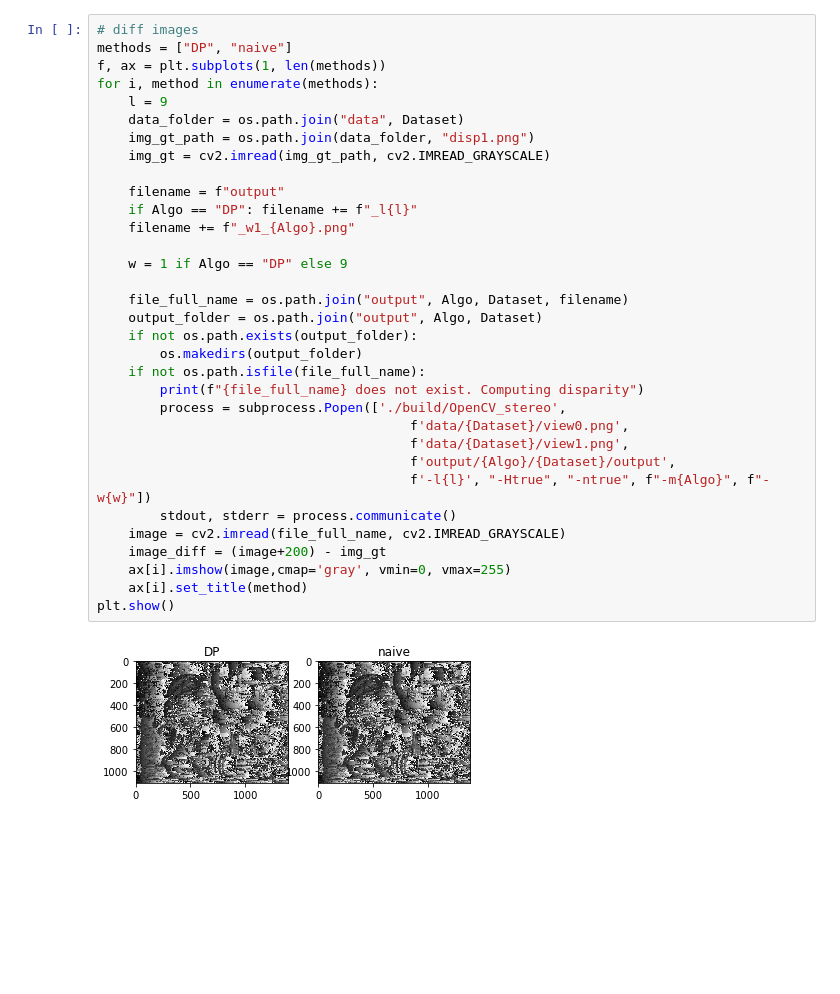
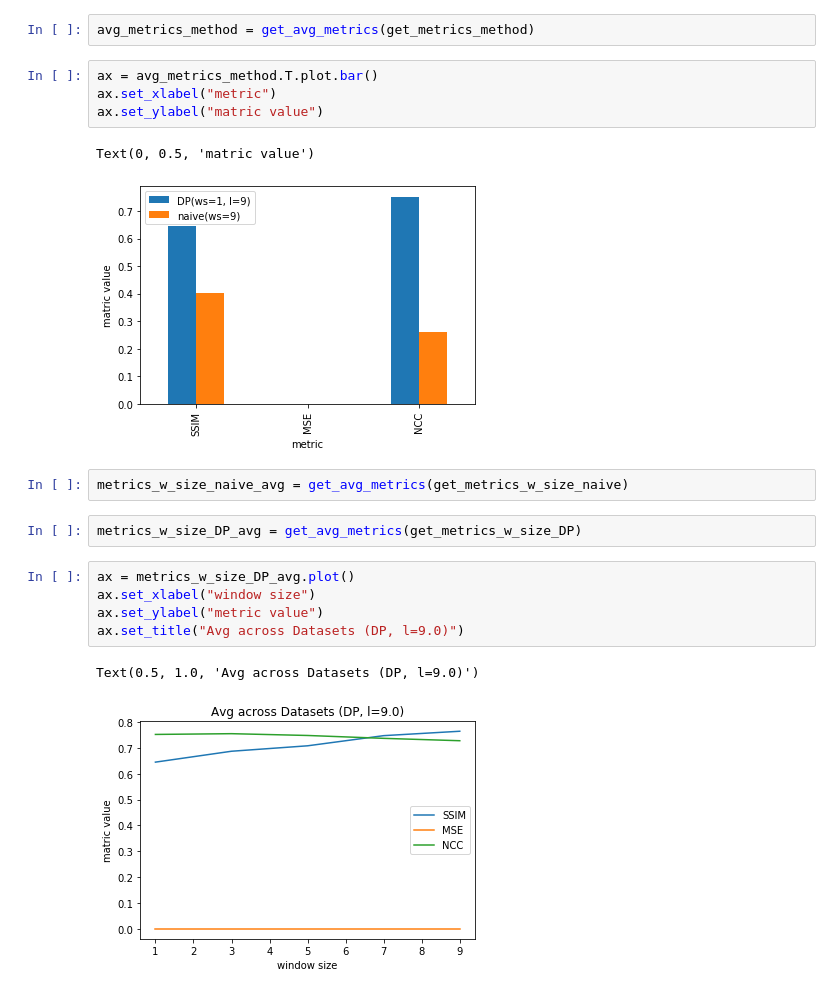
Before and after one commit to sevahul/sens-fusion-2022, a Jupyter notebook: analisys.ipynb, the cells around one changed output. Cells and saved outputs as stored; diff of their text form; blank space fills up the shorter version.

```diff
--- a/analisys.ipynb
+++ b/analisys.ipynb
@@ -99,35 +151,21 @@ metrics.T.plot.bar()
-# %%
-# diff images
-methods = ["DP", "naive"]
-f, ax = plt.subplots(1, len(methods))
-for i, method in enumerate(methods):
-    l = 9
-    data_folder = os.path.join("data", Dataset)
-    img_gt_path = os.path.join(data_folder, "disp1.png")
-    img_gt = cv2.imread(img_gt_path, cv2.IMREAD_GRAYSCALE)
-
-    filename = f"output"
-    if Algo == "DP": filename += f"_l{l}"
-    filename += f"_w1_{Algo}.png"
-
-    w = 1 if Algo == "DP" else 9
-
-    file_full_name = os.path.join("output", Algo, Dataset, filename)
-    output_folder = os.path.join("output", Algo, Dataset)
-    if not os.path.exists(output_folder):
-        os.makedirs(output_folder)
-    if not os.path.isfile(file_full_name):
-        print(f"{file_full_name} does not exist. Computing disparity")
-        process = subprocess.Popen(['./build/OpenCV_stereo',
-                                        f'data/{Dataset}/view0.png',
-                                        f'data/{Dataset}/view1.png',
-                                        f'output/{Algo}/{Dataset}/output',
-                                        f'-l{l}', "-Htrue", "-ntrue", f"-m{Algo}", f"-w{w}"])
-        stdout, stderr = process.communicate()
-    image = cv2.imread(file_full_name, cv2.IMREAD_GRAYSCALE)
-    image_diff = (image+200) - img_gt
-    ax[i].imshow(image,cmap='gray', vmin=0, vmax=255)
-    ax[i].set_title(method)
-plt.show()
-# %% [output]
-[figure, removed]
+# %%
+avg_metrics_method = get_avg_metrics(get_metrics_method)
+# %%
+ax = avg_metrics_method.T.plot.bar()
+ax.set_xlabel("metric")
+ax.set_ylabel("matric value")
+# %% [output]
+Text(0, 0.5, 'matric value')
+[figure, added]
+# %%
+metrics_w_size_naive_avg = get_avg_metrics(get_metrics_w_size_naive)
+# %%
+metrics_w_size_DP_avg = get_avg_metrics(get_metrics_w_size_DP)
+# %%
+ax = metrics_w_size_DP_avg.plot()
+ax.set_xlabel("window size")
+ax.set_ylabel("metric value")
+ax.set_title("Avg across Datasets (DP, l=9.0)")
+# %% [output]
+Text(0.5, 1.0, 'Avg across Datasets (DP, l=9.0)')
+[figure, added]
```
Also changed, not shown: parts of 20 cells of this notebook, 4 other files.
